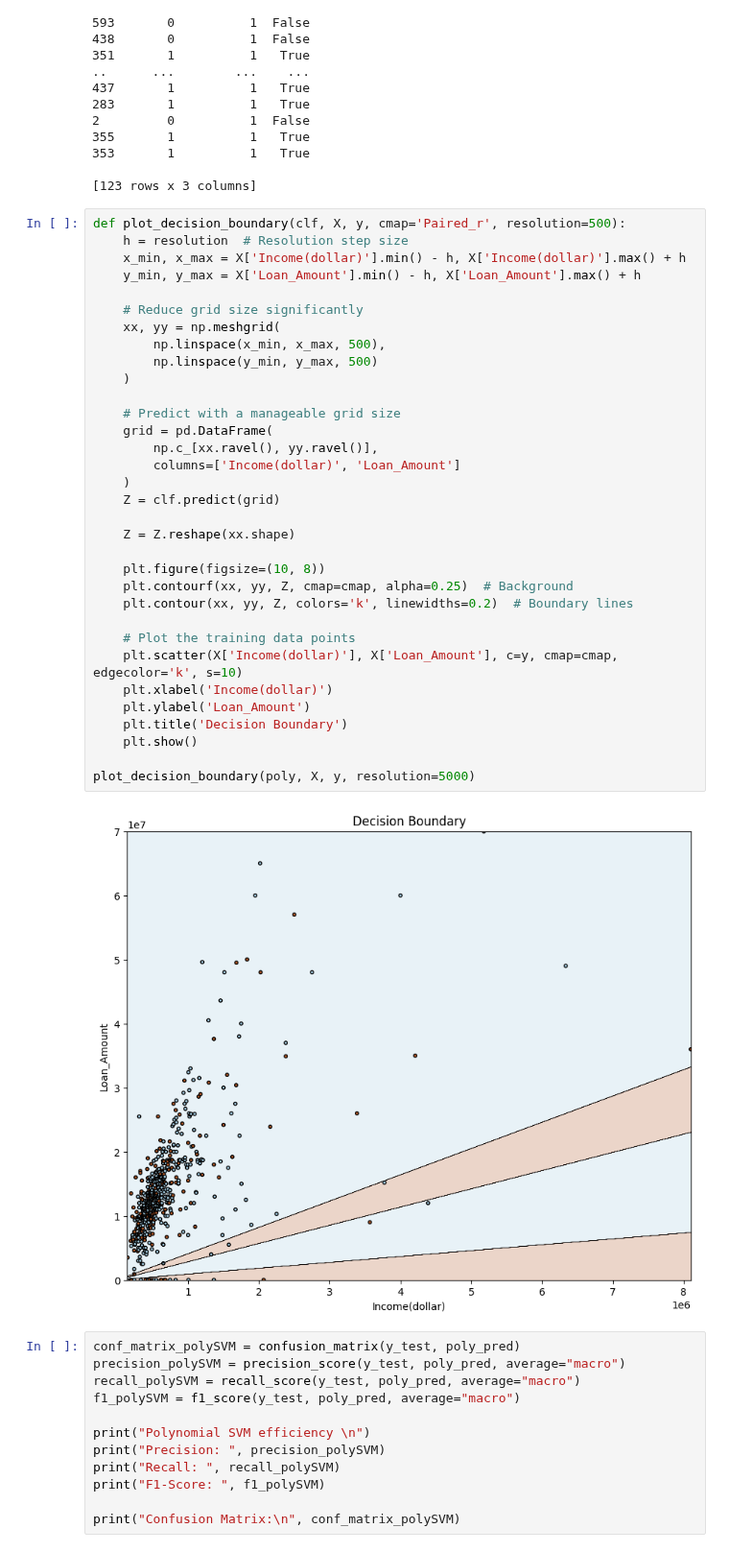
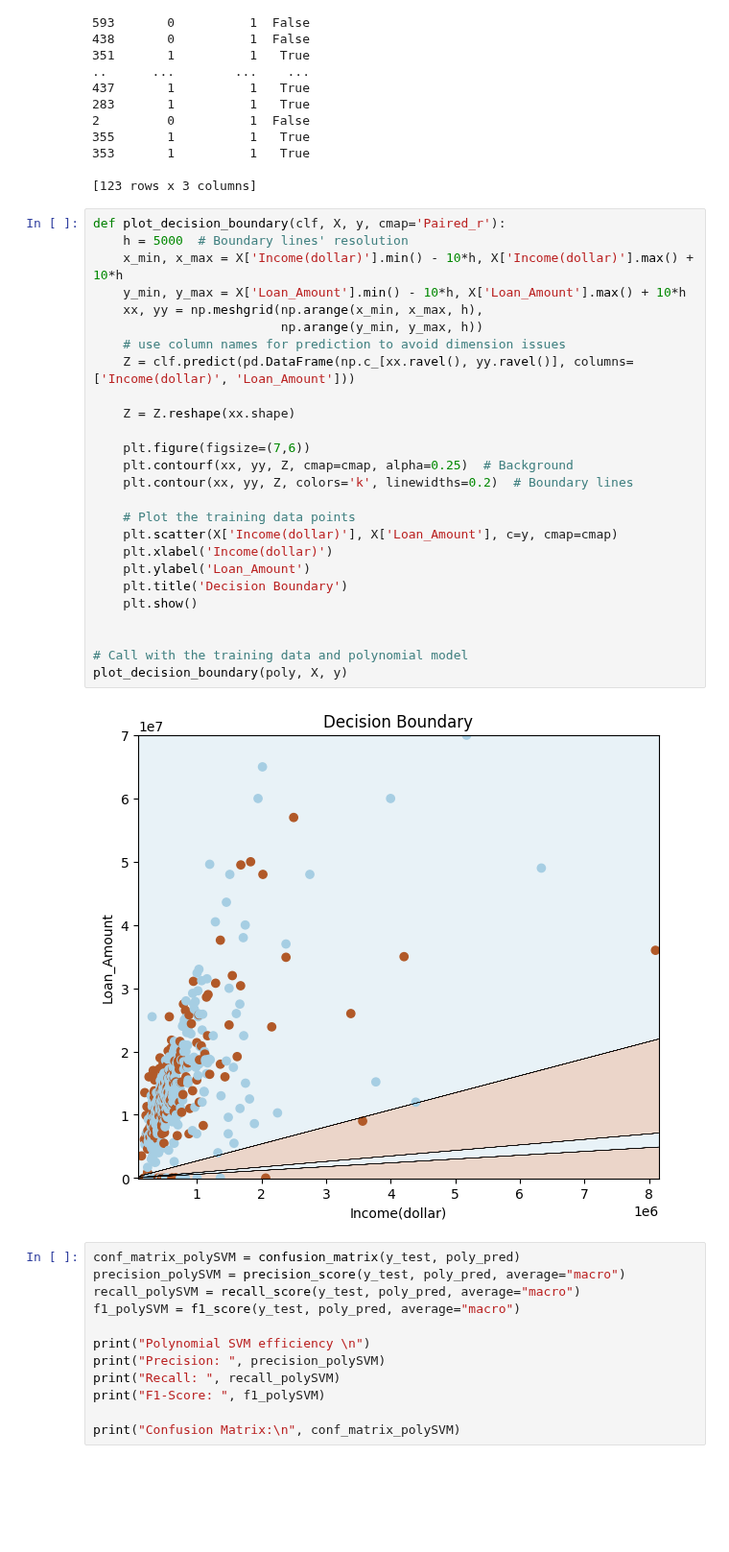
Before and after one commit to fufu-2345/intelligenceSystem_HW, a Jupyter notebook: HW 2/SVM_iris_2_columns.ipynb, the cells around one changed output. Shown at 96% size. Cells and saved outputs as stored; diff of their text form; blank space fills up the shorter version.

```diff
--- a/HW 2/SVM_iris_2_columns.ipynb
+++ b/HW 2/SVM_iris_2_columns.ipynb
@@ -124,40 +124,33 @@ print(comparison_df)
 
 [123 rows x 3 columns]
 # %%
-def plot_decision_boundary(clf, X, y, cmap='Paired_r', resolution=500):
-    h = resolution  # Resolution step size
-    x_min, x_max = X['Income(dollar)'].min() - h, X['Income(dollar)'].max() + h
-    y_min, y_max = X['Loan_Amount'].min() - h, X['Loan_Amount'].max() + h
-
-    # Reduce grid size significantly
-    xx, yy = np.meshgrid(
-        np.linspace(x_min, x_max, 500),
-        np.linspace(y_min, y_max, 500)
-    )
-
-    # Predict with a manageable grid size
-    grid = pd.DataFrame(
-        np.c_[xx.ravel(), yy.ravel()],
-        columns=['Income(dollar)', 'Loan_Amount']
-    )
-    Z = clf.predict(grid)
+def plot_decision_boundary(clf, X, y, cmap='Paired_r'):
+    h = 5000  # Boundary lines' resolution
+    x_min, x_max = X['Income(dollar)'].min() - 10*h, X['Income(dollar)'].max() + 10*h
+    y_min, y_max = X['Loan_Amount'].min() - 10*h, X['Loan_Amount'].max() + 10*h
+    xx, yy = np.meshgrid(np.arange(x_min, x_max, h),
+                         np.arange(y_min, y_max, h))
+    # use column names for prediction to avoid dimension issues
+    Z = clf.predict(pd.DataFrame(np.c_[xx.ravel(), yy.ravel()], columns=['Income(dollar)', 'Loan_Amount']))
 
     Z = Z.reshape(xx.shape)
 
-    plt.figure(figsize=(10, 8))
+    plt.figure(figsize=(7,6))
     plt.contourf(xx, yy, Z, cmap=cmap, alpha=0.25)  # Background
     plt.contour(xx, yy, Z, colors='k', linewidths=0.2)  # Boundary lines
 
     # Plot the training data points
-    plt.scatter(X['Income(dollar)'], X['Loan_Amount'], c=y, cmap=cmap, edgecolor='k', s=10)
+    plt.scatter(X['Income(dollar)'], X['Loan_Amount'], c=y, cmap=cmap)
     plt.xlabel('Income(dollar)')
     plt.ylabel('Loan_Amount')
     plt.title('Decision Boundary')
     plt.show()
 
-plot_decision_boundary(poly, X, y, resolution=5000)
+
+# Call with the training data and polynomial model
+plot_decision_boundary(poly, X, y)
 # %% [output]
-[figure, old version]
+[figure, new version]
 # %%
 conf_matrix_polySVM = confusion_matrix(y_test, poly_pred)
 precision_polySVM = precision_score(y_test, poly_pred, average="macro")
```
